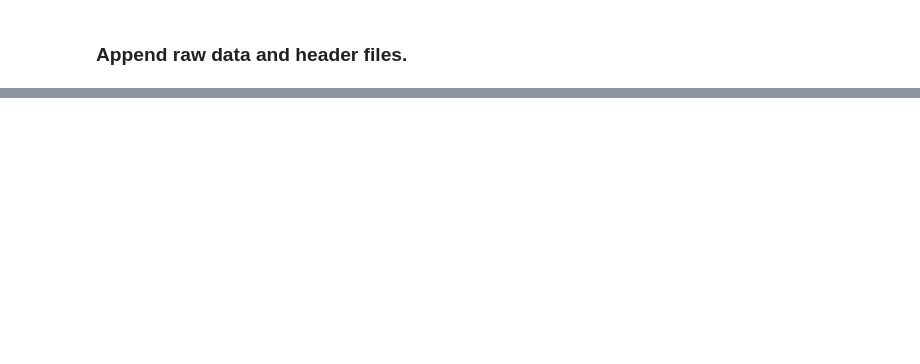
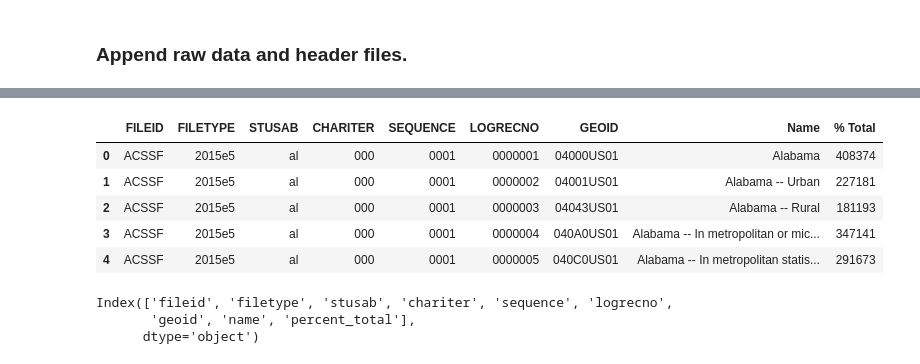
Before and after one commit to enatwater/new_business_predictor, a Jupyter notebook: acs_transformer/acs_transformer_sandbox.ipynb, the cells around one changed output, grey strips where cells are left out. Drawn from its saved outputs; the diff is of its cells as text; code cells hidden in the pictures; blank space fills up the shorter version.

```diff
--- a/acs_transformer/acs_transformer_sandbox.ipynb
+++ b/acs_transformer/acs_transformer_sandbox.ipynb
@@ -93,0 +254,4 @@ raw_df.columns = header_df.columns
+# %%
+geo_cols = [df.iloc[:,-1], df.iloc[:,-2]]
+# %%
+df.drop(df.columns[[-1,-2,-3]], axis=1, inplace=True)
@@ -93,0 +267,13 @@ raw_df.columns = header_df.columns
+# %%
+# for each element in the list of geo column series, insert it into postion 6, or last common column
+for i in geo_cols:
+    df.insert(last_common_column, i.name, i, allow_duplicates=True)
+# %%
+df.head()
+# %% [output]
+|  | FILEID | FILETYPE | STUSAB | CHARITER | SEQUENCE | LOGRECNO | GEOID | Name | % Total |
+| 0 | ACSSF | 2015e5 | al | 000 | 0001 | 0000001 | 04000US01 | Alabama | 408374 |
+| 1 | ACSSF | 2015e5 | al | 000 | 0001 | 0000002 | 04001US01 | Alabama -- Urban | 227181 |
+| 2 | ACSSF | 2015e5 | al | 000 | 0001 | 0000003 | 04043US01 | Alabama -- Rural | 181193 |
+| 3 | ACSSF | 2015e5 | al | 000 | 0001 | 0000004 | 040A0US01 | Alabama -- In metropolitan or mic... | 347141 |
+| 4 | ACSSF | 2015e5 | al | 000 | 0001 | 0000005 | 040C0US01 | Alabama -- In metropolitan statis... | 291673 |
@@ -93,0 +282,10 @@ raw_df.columns = header_df.columns
+# %%
+df.columns.str.replace(' ','_')\
+          .str.replace('%' , 'percent')\
+          .str.replace('(' , '_')\
+          .str.replace (')' , '_')\
+          .str.lower()
+# %% [output]
+Index(['fileid', 'filetype', 'stusab', 'chariter', 'sequence', 'logrecno',
+       'geoid', 'name', 'percent_total'],
+      dtype='object')
```
Also changed, not shown: parts of 43 cells of this notebook.
